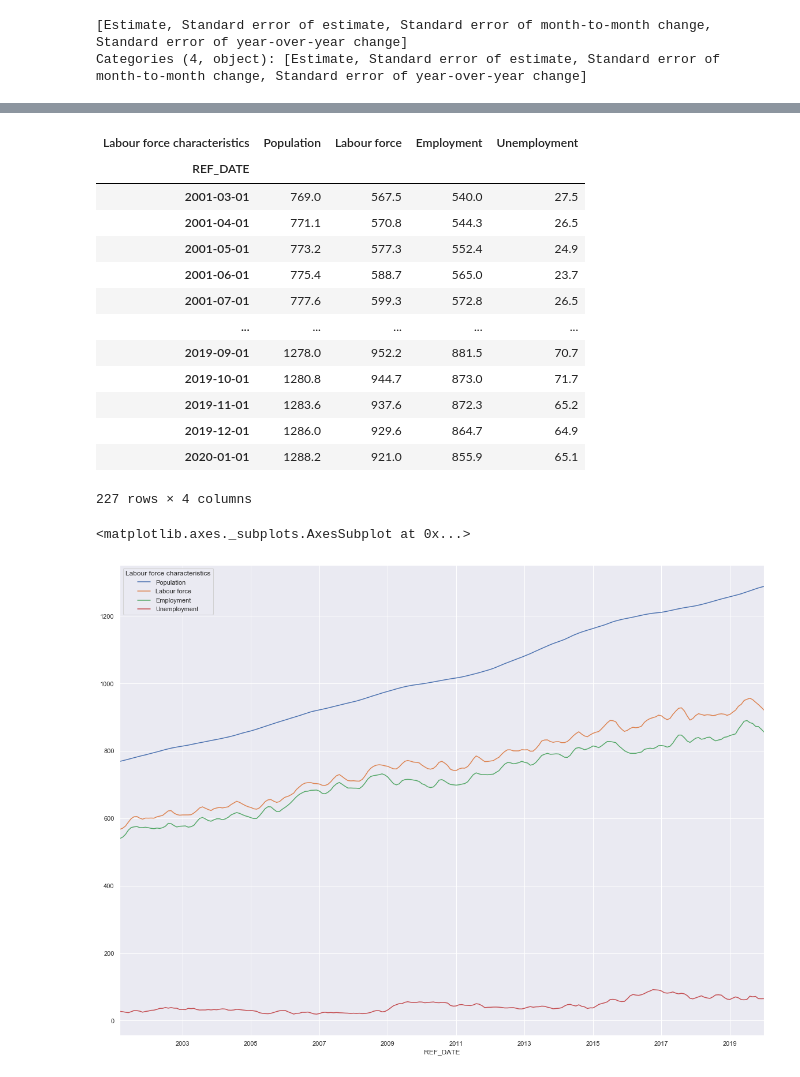
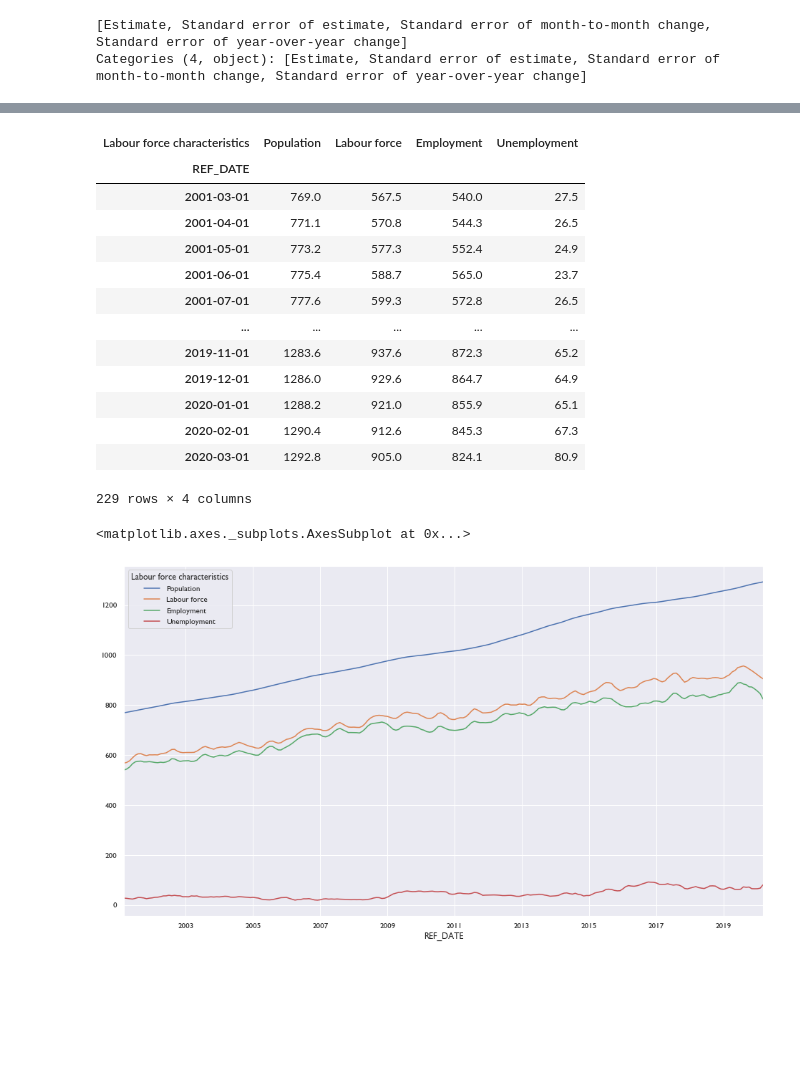
Before and after one commit to doublebigmak/housing_stats, a Jupyter notebook: cal_labour_mkt.ipynb, the cells around one changed output, grey strips where cells are left out. Drawn from its saved outputs; the diff is of its cells as text; code cells hidden in the pictures; blank space fills up the shorter version.

```diff
--- a/cal_labour_mkt.ipynb
+++ b/cal_labour_mkt.ipynb
@@ -7,6 +7,9 @@ import matplotlib.pyplot as plt
 
 #seaborn theme
 import seaborn as sns
-sns.set()
+sns.set(font='Gill Sans MT')
 # %%
 sc = StatsCan()
+# %%
+df = sc.table_to_df('14-10-0294-02')
+sc.update_tables()
@@ -102,15 +107,15 @@ cal_pivot
 | 2001-06-01 | 775.4 | 588.7 | 565.0 | 23.7 |
 | 2001-07-01 | 777.6 | 599.3 | 572.8 | 26.5 |
 | ... | ... | ... | ... | ... |
-| 2019-09-01 | 1278.0 | 952.2 | 881.5 | 70.7 |
-| 2019-10-01 | 1280.8 | 944.7 | 873.0 | 71.7 |
 | 2019-11-01 | 1283.6 | 937.6 | 872.3 | 65.2 |
 | 2019-12-01 | 1286.0 | 929.6 | 864.7 | 64.9 |
 | 2020-01-01 | 1288.2 | 921.0 | 855.9 | 65.1 |
+| 2020-02-01 | 1290.4 | 912.6 | 845.3 | 67.3 |
+| 2020-03-01 | 1292.8 | 905.0 | 824.1 | 80.9 |
-227 rows × 4 columns
+229 rows × 4 columns
 # %%
-cal_pivot[['Population','Labour force', 'Employment','Unemployment']].plot(figsize = (20,15),kind='line')
+cal_pivot[['Population','Labour force', 'Employment','Unemployment']].plot(figsize = (16,9),kind='line')
 # %% [output]
 <matplotlib.axes._subplots.AxesSubplot at 0x...>
-[figure, old version]
+[figure, new version]
 # %%
```
Also changed, not shown: parts of 14 cells of this notebook, 2 other files.
